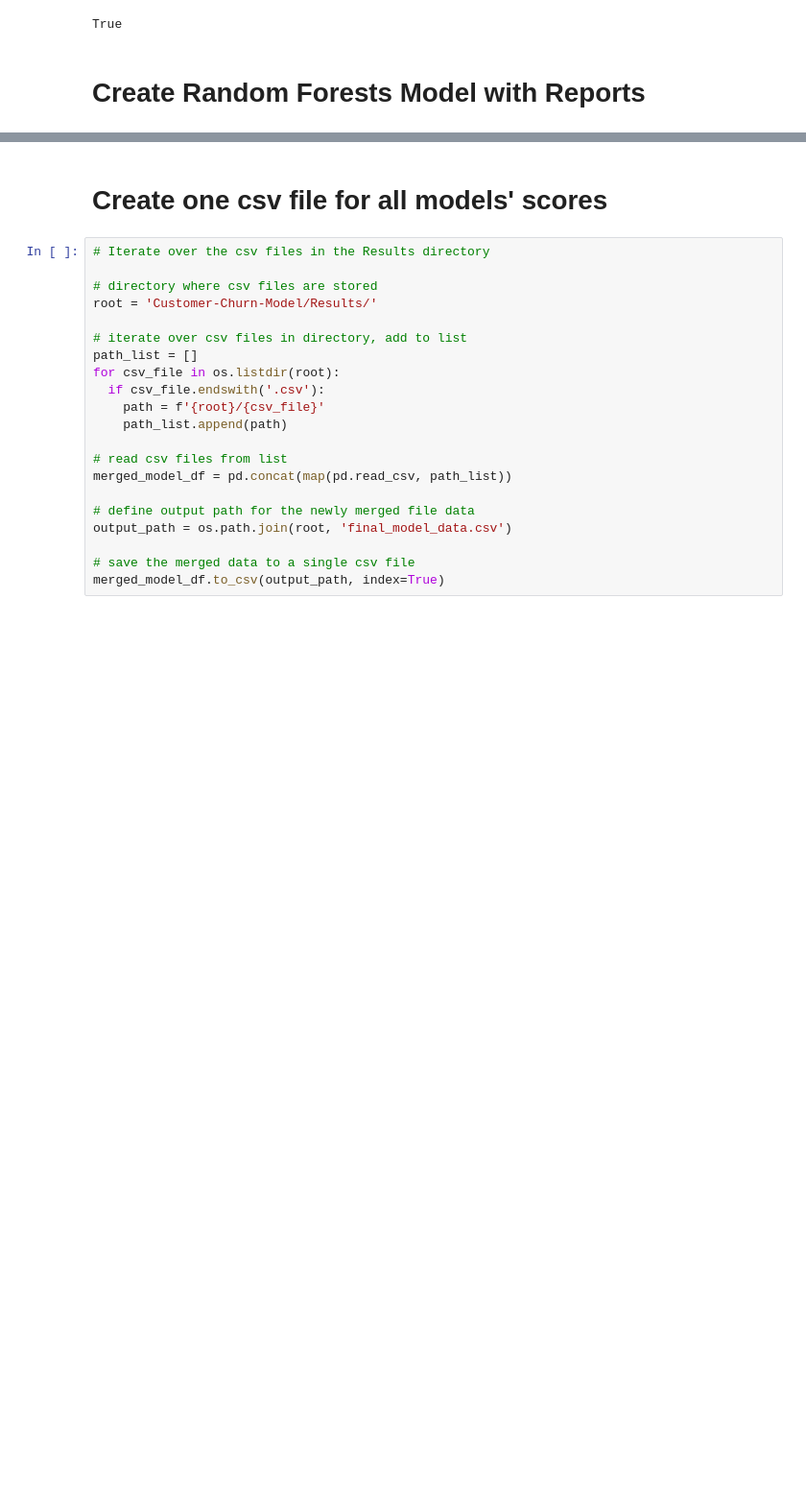
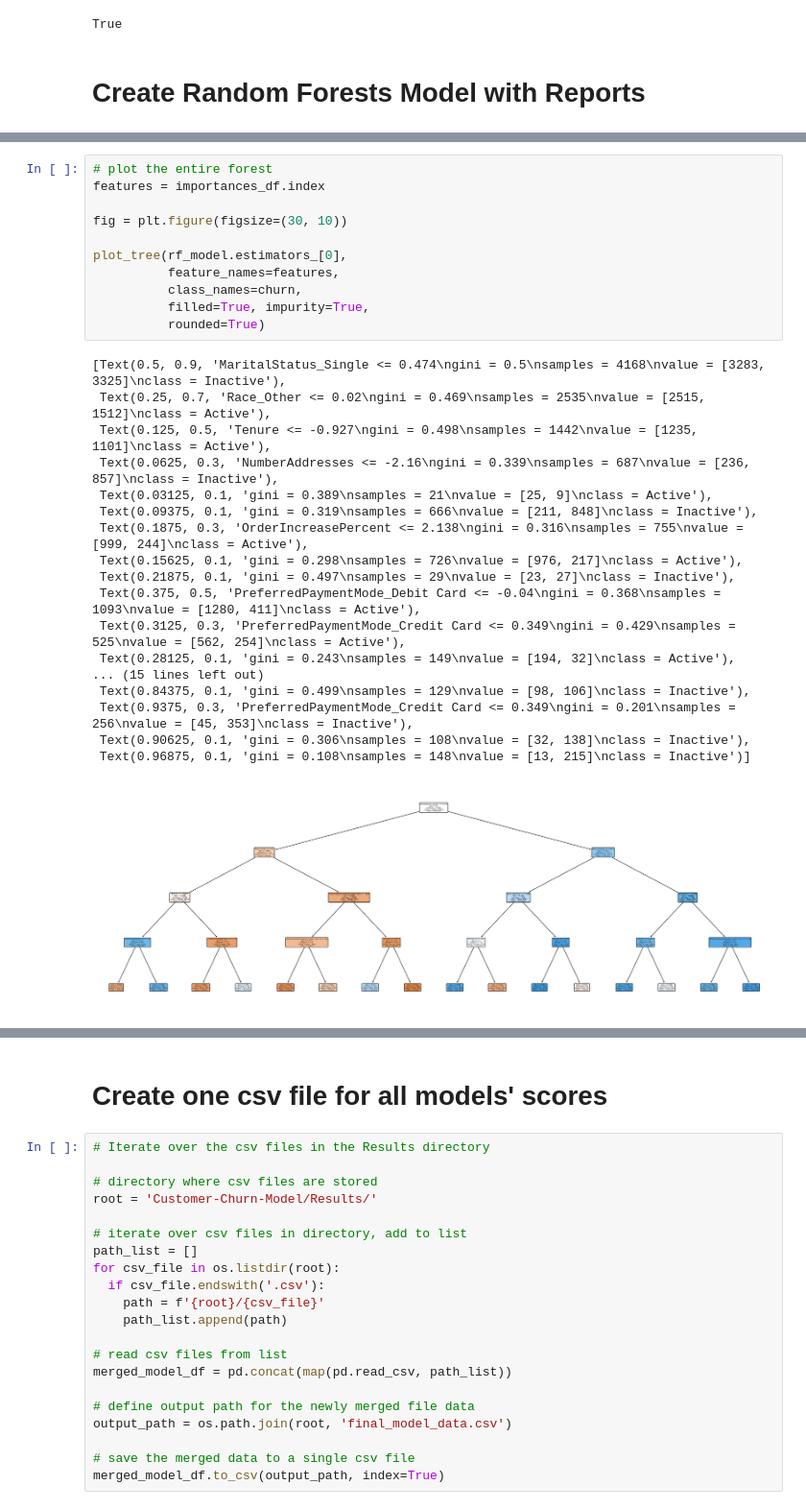
Before and after one commit to rhisehl/Customer-Churn-Model, a Jupyter notebook: Machine_Learning_Model.ipynb, the cells around one changed output, grey strips where cells are left out. Shown at 96% size. Saved outputs shown, nothing was run; the diff lists cells and outputs as text; blank space fills up the shorter version.

```diff
--- a/Machine_Learning_Model.ipynb
+++ b/Machine_Learning_Model.ipynb
@@ -694,0 +592,30 @@ importances_sorted.plot(kind='barh', color='blue', title= 'Features Importances'
+# %%
+# plot the entire forest
+features = importances_df.index
+
+fig = plt.figure(figsize=(30, 10))
+
+plot_tree(rf_model.estimators_[0],
+          feature_names=features,
+          class_names=churn,
+          filled=True, impurity=True,
+          rounded=True)
+# %% [output]
+[Text(0.5, 0.9, 'MaritalStatus_Single <= 0.474\ngini = 0.5\nsamples = 4168\nvalue = [3283, 3325]\nclass = Inactive'),
+ Text(0.25, 0.7, 'Race_Other <= 0.02\ngini = 0.469\nsamples = 2535\nvalue = [2515, 1512]\nclass = Active'),
+ Text(0.125, 0.5, 'Tenure <= -0.927\ngini = 0.498\nsamples = 1442\nvalue = [1235, 1101]\nclass = Active'),
+ Text(0.0625, 0.3, 'NumberAddresses <= -2.16\ngini = 0.339\nsamples = 687\nvalue = [236, 857]\nclass = Inactive'),
+ Text(0.03125, 0.1, 'gini = 0.389\nsamples = 21\nvalue = [25, 9]\nclass = Active'),
+ Text(0.09375, 0.1, 'gini = 0.319\nsamples = 666\nvalue = [211, 848]\nclass = Inactive'),
+ Text(0.1875, 0.3, 'OrderIncreasePercent <= 2.138\ngini = 0.316\nsamples = 755\nvalue = [999, 244]\nclass = Active'),
+ Text(0.15625, 0.1, 'gini = 0.298\nsamples = 726\nvalue = [976, 217]\nclass = Active'),
+ Text(0.21875, 0.1, 'gini = 0.497\nsamples = 29\nvalue = [23, 27]\nclass = Inactive'),
+ Text(0.375, 0.5, 'PreferredPaymentMode_Debit Card <= -0.04\ngini = 0.368\nsamples = 1093\nvalue = [1280, 411]\nclass = Active'),
+ Text(0.3125, 0.3, 'PreferredPaymentMode_Credit Card <= 0.349\ngini = 0.429\nsamples = 525\nvalue = [562, 254]\nclass = Active'),
+ Text(0.28125, 0.1, 'gini = 0.243\nsamples = 149\nvalue = [194, 32]\nclass = Active'),
+... (15 lines left out)
+ Text(0.84375, 0.1, 'gini = 0.499\nsamples = 129\nvalue = [98, 106]\nclass = Inactive'),
+ Text(0.9375, 0.3, 'PreferredPaymentMode_Credit Card <= 0.349\ngini = 0.201\nsamples = 256\nvalue = [45, 353]\nclass = Inactive'),
+ Text(0.90625, 0.1, 'gini = 0.306\nsamples = 108\nvalue = [32, 138]\nclass = Inactive'),
+ Text(0.96875, 0.1, 'gini = 0.108\nsamples = 148\nvalue = [13, 215]\nclass = Inactive')]
+[figure, added]
```
Also changed, not shown: parts of 23 cells of this notebook.
